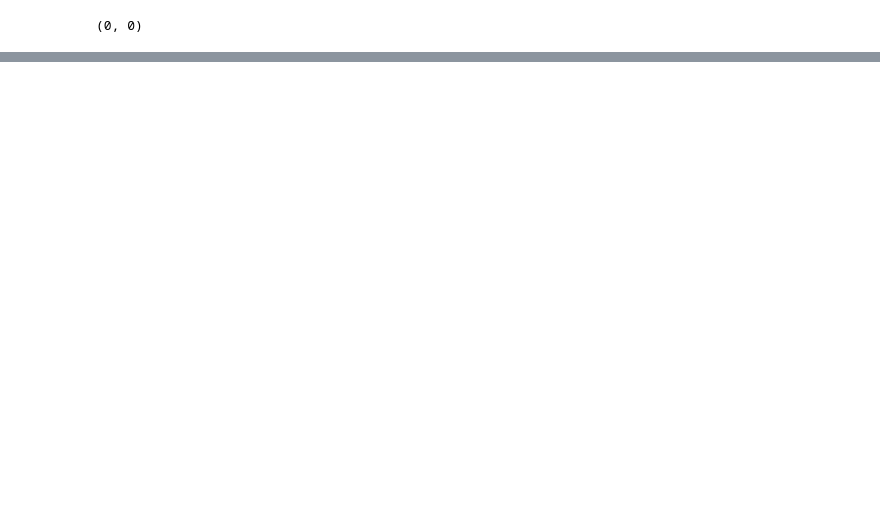
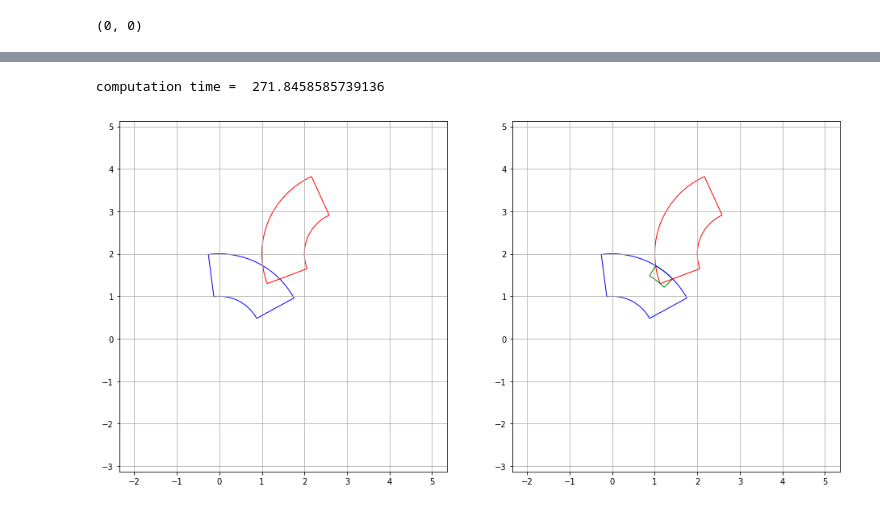
Before and after one commit to KshitijBhat/interval-analysis-method, a Jupyter notebook: interval_test_algo.ipynb, the cells around one changed output, grey strips where cells are left out. Cells and saved outputs as stored; diff of their text form; code cells hidden in the pictures; blank space fills up the shorter version.

```diff
--- a/interval_test_algo.ipynb
+++ b/interval_test_algo.ipynb
@@ -135,15 +178,15 @@ def inclusion_test(I,Iprime):
 # %%
 def interval_analysis(I,Iprime,Nr,Ntheta):
     if not inclusion_test(I,Iprime):
-        J = Interval(0,0,0,0)
+        J = None
     else:
         N = Nr
         n = 0
-        for i in range(2):
-            L,R = I.bisect()
+        for i in [0,1]:
+            L,R = I.bisect(i)
             while n<N:
-                LL,LR = L.bisect()
-                RL,RR = R.bisect()
+                LL,LR = L.bisect(i)
+                RL,RR = R.bisect(i)
                 if not inclusion_test(R,Iprime):
                     L = LL
                     R = LR
@@ -167,4 +210,4 @@ def interval_analysis(I,Iprime,Nr,Ntheta):
             N = Ntheta
             n = 0
         J = Interval(*Jr,*Jtheta)
-        return J
+    return J
@@ -170,0 +216,23 @@ def interval_analysis(I,Iprime,Nr,Ntheta):
+# %%
+I2 = Interval(1,2,2,3.5,origin=(3,2))
+I1 = Interval(1,2,0.5,1.7,origin=(0,0))
+t0 = time.time()
+J = interval_analysis(I1,I2,10,20)
+t1 = time.time()
+print("computation time = ",t1-t0)
+fig= plt.figure(figsize = (16,8))
+ax = fig.add_subplot(1,2,1)
+I2.draw(ax,'red')
+I1.draw(ax,'blue')
+plt.axis('equal')
+plt.grid()
+ax1 = fig.add_subplot(1,2,2)
+J.draw(ax1,'green')
+I2.draw(ax1,'red')
+I1.draw(ax1,'blue')
+plt.axis('equal')
+plt.grid()
+plt.show()
+# %% [output]
+computation time =  271.8458585739136
+[figure, added]
```
Also changed, not shown: parts of 16 cells of this notebook, 1 other file.
